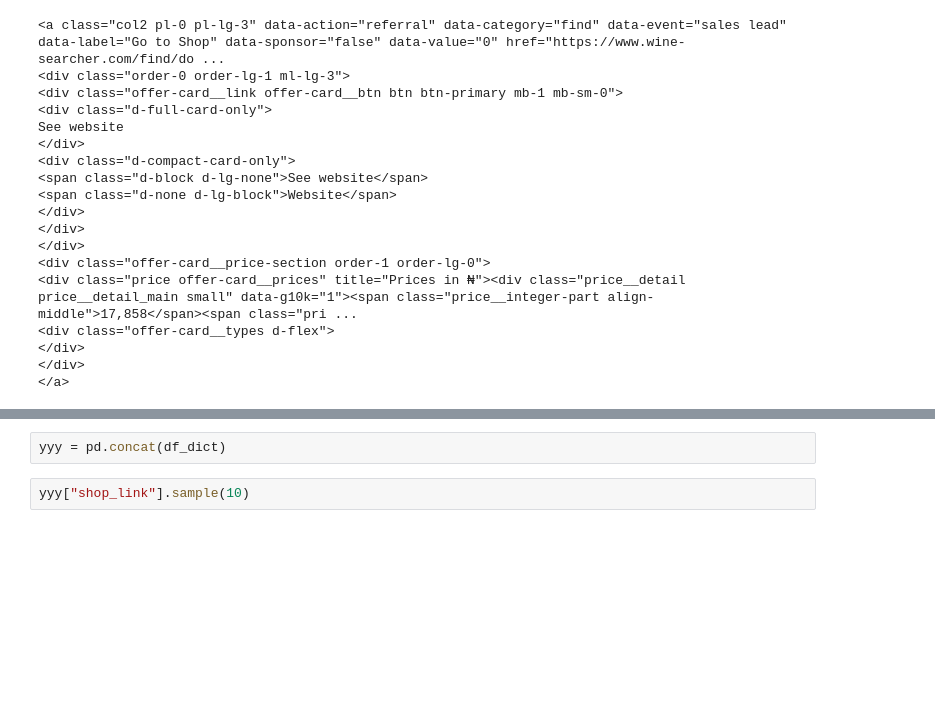
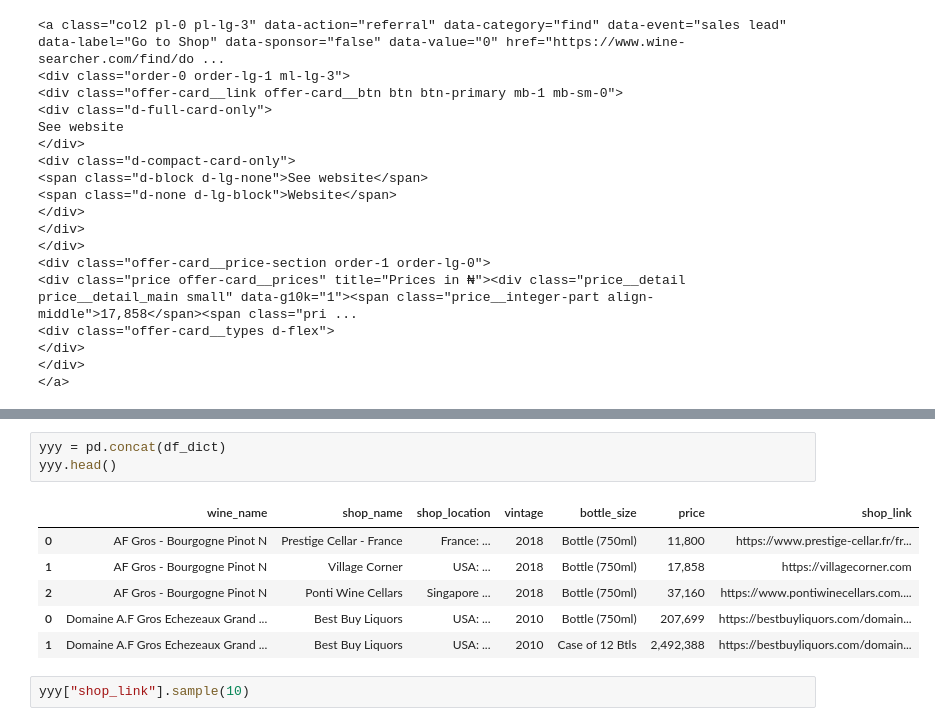
Before and after one commit to deelight-del/Rough_Web_Scraping, a Jupyter notebook: Untitled.ipynb, the cells around one changed output, grey strips where cells are left out. Drawn from its saved outputs; the diff is of its cells as text; blank space fills up the shorter version.

```diff
--- a/Untitled.ipynb
+++ b/Untitled.ipynb
@@ -444,6 +461,14 @@ for file in glob_list[1:]:  #For loop to list through all the files
     df_dict.append(df)
 # %%
 yyy = pd.concat(df_dict)
+yyy.head()
+# %% [output]
+|  | wine_name | shop_name | shop_location | vintage | bottle_size | price | shop_link |
+| 0 | AF Gros - Bourgogne Pinot N | Prestige Cellar - France | France: ... | 2018 | Bottle (750ml) | 11,800 | https://www.prestige-cellar.fr/fr... |
+| 1 | AF Gros - Bourgogne Pinot N | Village Corner | USA: ... | 2018 | Bottle (750ml) | 17,858 | https://villagecorner.com |
+| 2 | AF Gros - Bourgogne Pinot N | Ponti Wine Cellars | Singapore ... | 2018 | Bottle (750ml) | 37,160 | https://www.pontiwinecellars.com.... |
+| 0 | Domaine A.F Gros Echezeaux Grand ... | Best Buy Liquors | USA: ... | 2010 | Bottle (750ml) | 207,699 | https://bestbuyliquors.com/domain... |
+| 1 | Domaine A.F Gros Echezeaux Grand ... | Best Buy Liquors | USA: ... | 2010 | Case of 12 Btls | 2,492,388 | https://bestbuyliquors.com/domain... |
 # %%
 yyy["shop_link"].sample(10)
 # %% [output]
```
Also changed, not shown: parts of 12 cells of this notebook.
